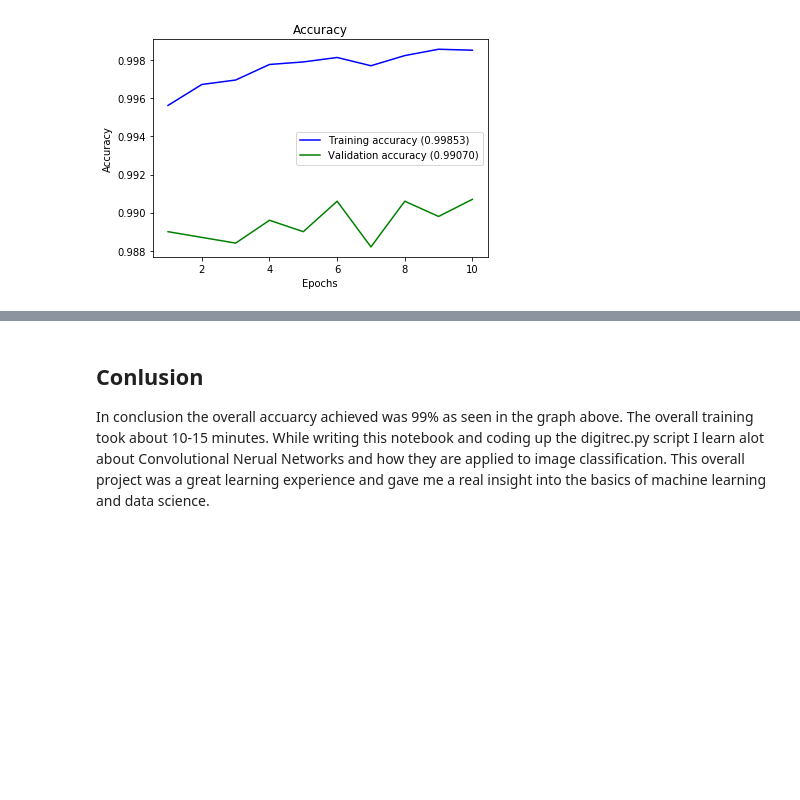
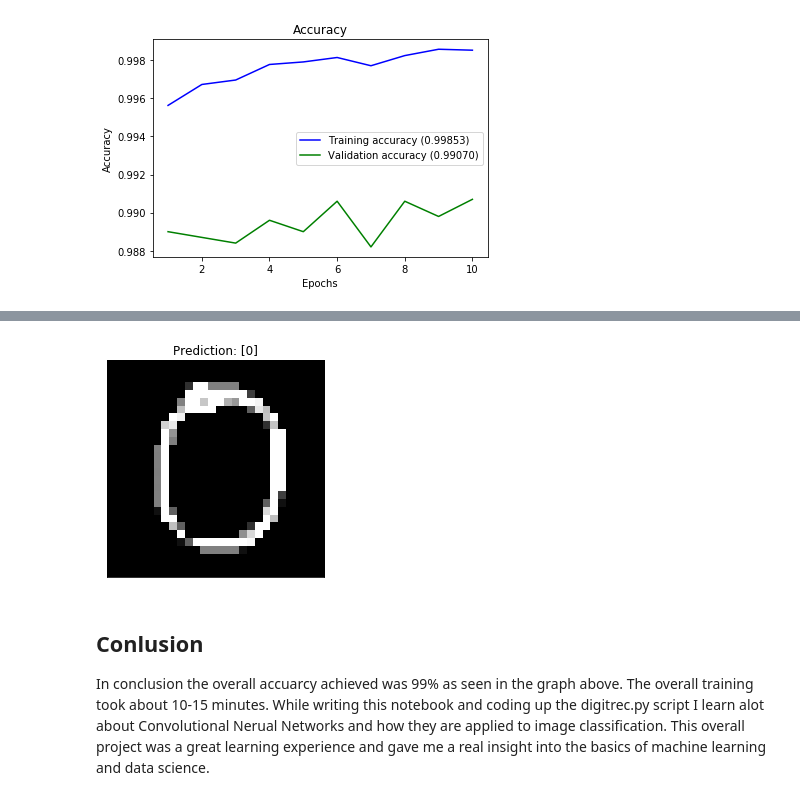
Before and after one commit to lanodburke/Emerging-Technologies-Project, a Jupyter notebook: digit-recognition.ipynb, the cells around one changed output, grey strips where cells are left out. Drawn from its saved outputs; the diff is of its cells as text; code cells hidden in the pictures; blank space fills up the shorter version.

Commit message:
Add model evaluation section for digit recognition notebook

```diff
--- a/digit-recognition.ipynb
+++ b/digit-recognition.ipynb
@@ -226,3 +233,38 @@ Epoch 10/10
+# %%
+# Load image function takes one parameter, the image path and coverts the image to input that can be read by our model
+def load_image(img_path):
+    # load_img function from keras
+    img = image.load_img(img_path, color_mode="grayscale", target_size=(28, 28))
+    img_tensor = image.img_to_array(img)
+    img_tensor = img_tensor.reshape(img_tensor.shape[0], 1, 28, 28).astype('float32')
+    # img_tensor = numpy.expand_dims(img_tensor, axis=0)
+    img_tensor = img_tensor / 255
+    return img_tensor
+# %%
+# Display image function takes in two parameters the predicted value from our model and the image path.
+# This function will display the image with the imshow() function from matplotlib
+def display_image(pred, img_path):
+    # Adding a title to the Plot
+    plt.title("Prediction: " + str(pred))
+    # Using the plt.imshow() to add the image plot to
+    # the matplotlib figure
+    img = image.load_img(img_path, target_size=(28, 28))
+    plt.imshow(img, cmap='gray')
+    # This just hides x and y tick values by passing in
+    # empty lists to make the output a little cleaner
+    plt.xticks([]), plt.yticks([])
+    plt.show()
+# %%
+# Load model
+model = load_model("digitrec_model.h5")
+# Load image from file
+new_image = load_image("0.png")
+# Make prediction
+pred = model.predict_classes(new_image)
+# Display image with prediction
+display_image(pred, "0.png")
+# %% [output]
+[figure, added]
 # %% [markdown]
 ## Conlusion
 In conclusion the overall accuarcy achieved was 99% as seen in the graph above. The overall training took about 10-15 minutes. While writing this notebook and coding up the digitrec.py script I learn alot about Convolutional Nerual Networks and how they are applied to image classification. This overall project was a great learning experience and gave me a real insight into the basics of machine learning and data science.
```
Also changed, not shown: parts of 6 cells of this notebook, 2 other files.
